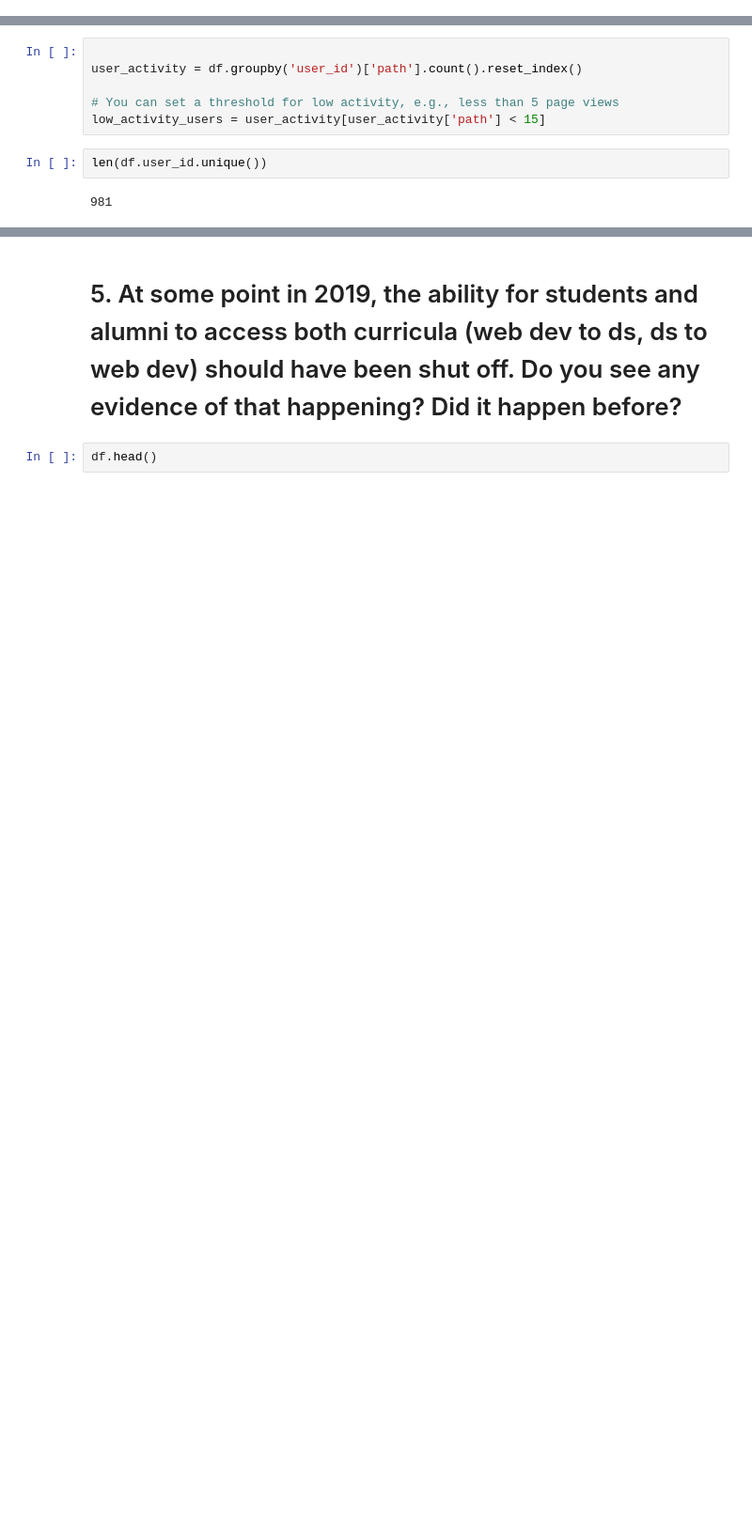
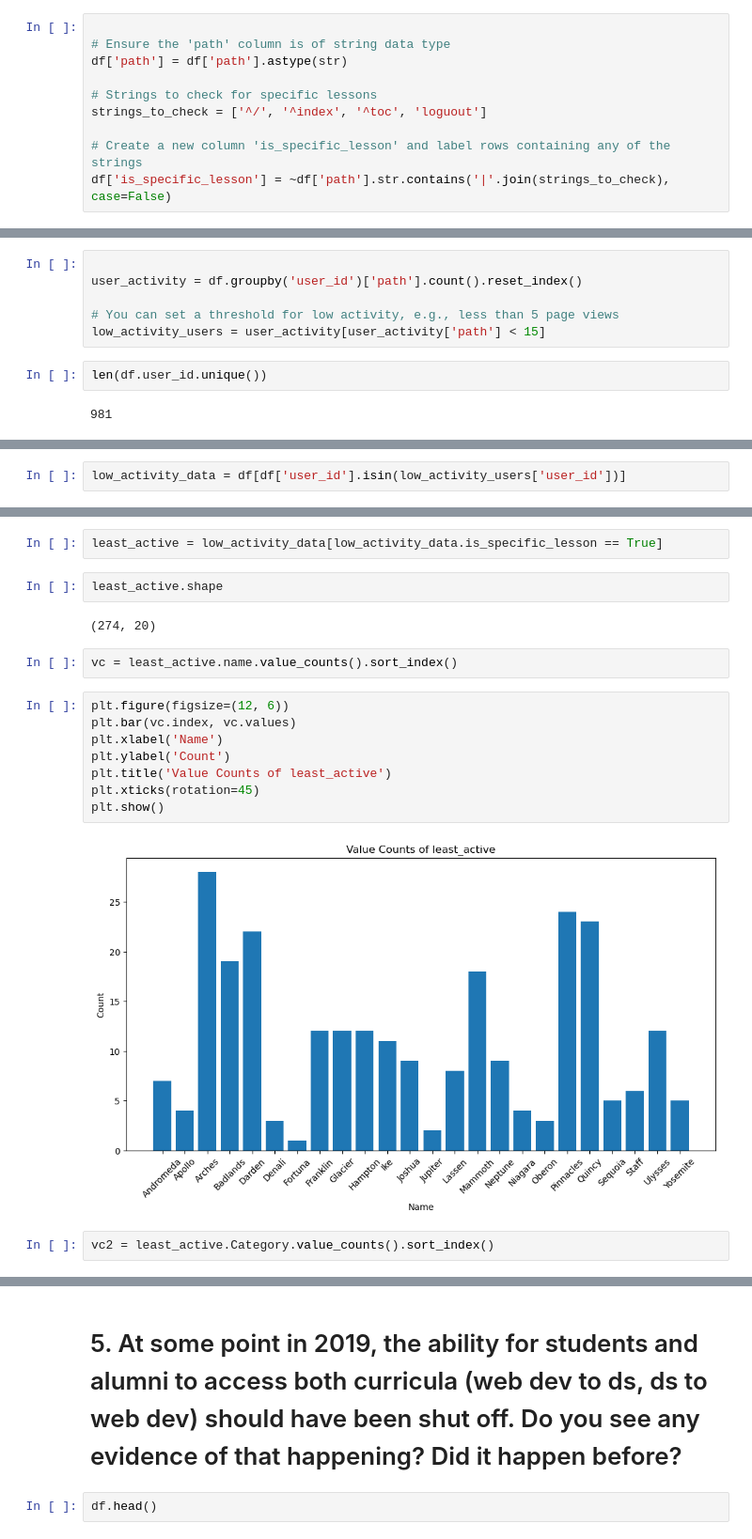
Before and after one commit to Thoai-Adam/anomaly_detection_project, a Jupyter notebook: Adam_scratch2.ipynb, the cells around one changed output, grey strips where cells are left out. Shown at 94% size. Saved outputs shown, nothing was run; the diff lists cells and outputs as text; blank space fills up the shorter version.

```diff
--- a/Adam_scratch2.ipynb
+++ b/Adam_scratch2.ipynb
@@ -279,0 +280,10 @@ Name: path, dtype: int64
+# %%
+
+# Ensure the 'path' column is of string data type
+df['path'] = df['path'].astype(str)
+
+# Strings to check for specific lessons
+strings_to_check = ['^/', '^index', '^toc', 'loguout']
+
+# Create a new column 'is_specific_lesson' and label rows containing any of the strings
+df['is_specific_lesson'] = ~df['path'].str.contains('|'.join(strings_to_check), case=False)
@@ -324,0 +345,2 @@ df
+# %%
+low_activity_data = df[df['user_id'].isin(low_activity_users['user_id'])]
@@ -324,0 +389,20 @@ df
+# %%
+least_active = low_activity_data[low_activity_data.is_specific_lesson == True]
+# %%
+least_active.shape
+# %% [output]
+(274, 20)
+# %%
+vc = least_active.name.value_counts().sort_index()
+# %%
+plt.figure(figsize=(12, 6))
+plt.bar(vc.index, vc.values)
+plt.xlabel('Name')
+plt.ylabel('Count')
+plt.title('Value Counts of least_active')
+plt.xticks(rotation=45)
+plt.show()
+# %% [output]
+[figure, added]
+# %%
+vc2 = least_active.Category.value_counts().sort_index()
```
Also changed, not shown: parts of 13 cells of this notebook.
